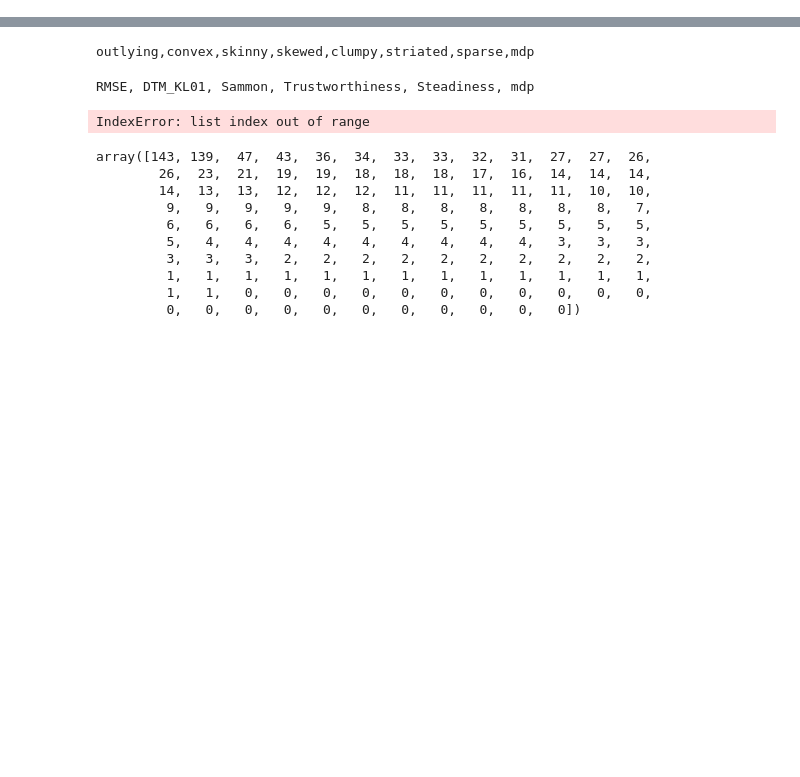
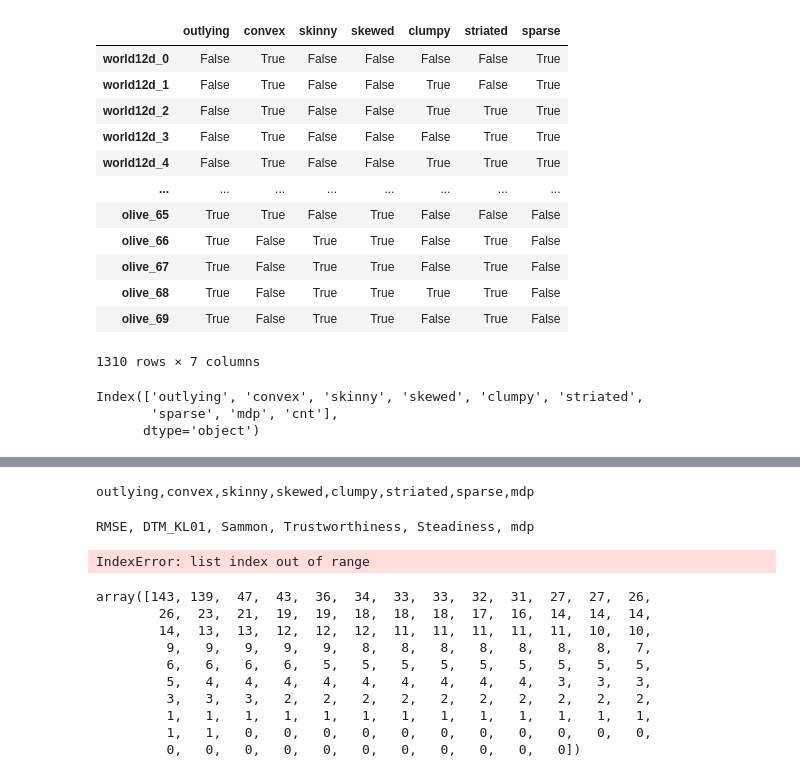
Before and after one commit to aeri206/metric_viewer, a Jupyter notebook: data/parse_metric.ipynb, the cells around one changed output, grey strips where cells are left out. Saved outputs shown, nothing was run; the diff lists cells and outputs as text; code cells hidden in the pictures; blank space fills up the shorter version.

```diff
--- a/data/parse_metric.ipynb
+++ b/data/parse_metric.ipynb
@@ -31,0 +91,16 @@ datasets = [
+# %%
+all_bin
+# %% [output]
+|  | outlying | convex | skinny | skewed | clumpy | striated | sparse |
+| world12d_0 | False | True | False | False | False | False | True |
+| world12d_1 | False | True | False | False | True | False | True |
+| world12d_2 | False | True | False | False | True | True | True |
+| world12d_3 | False | True | False | False | False | True | True |
+| world12d_4 | False | True | False | False | True | True | True |
+| ... | ... | ... | ... | ... | ... | ... | ... |
+| olive_65 | True | True | False | True | False | False | False |
+| olive_66 | True | False | True | True | False | True | False |
+| olive_67 | True | False | True | True | False | True | False |
+| olive_68 | True | False | True | True | True | True | False |
+| olive_69 | True | False | True | True | False | True | False |
+1310 rows × 7 columns
@@ -31,0 +112,7 @@ datasets = [
+# %%
+scag = pd.read_json('./scag_bin.json')
+scag.columns
+# %% [output]
+Index(['outlying', 'convex', 'skinny', 'skewed', 'clumpy', 'striated',
+       'sparse', 'mdp', 'cnt'],
+      dtype='object')
```
Also changed, not shown: parts of 24 cells of this notebook, 14 other files.
